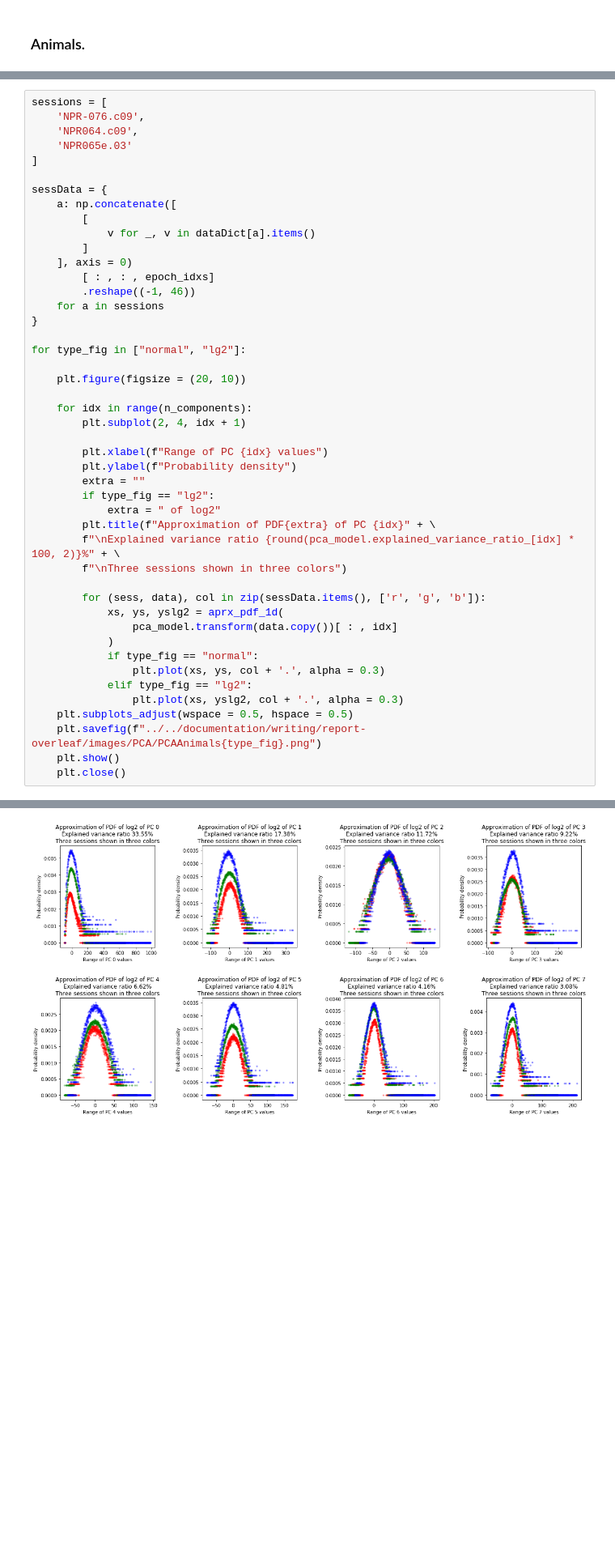
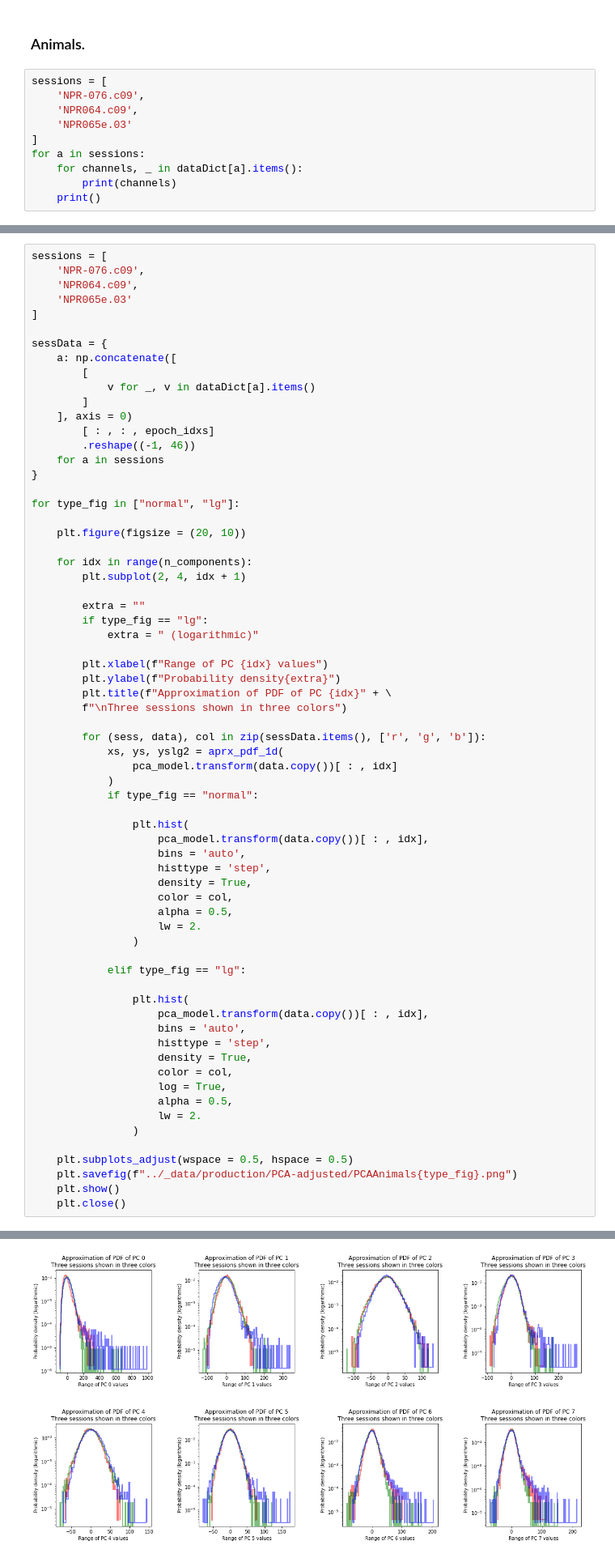
Before and after one commit to miriamvall/DD142X, a Jupyter notebook: code/notebooks/PCA 5.ipynb, the cells around one changed output, grey strips where cells are left out. Shown at 81% size. Cells and saved outputs as stored; diff of their text form; blank space fills up the shorter version.

```diff
--- a/code/notebooks/PCA 5.ipynb
+++ b/code/notebooks/PCA 5.ipynb
@@ -381,2 +444,12 @@ plt.close()
 # %% [markdown]
 ### Animals.
+# %%
+sessions = [
+    'NPR-076.c09',
+    'NPR064.c09',
+    'NPR065e.03'
+]
+for a in sessions:
+    for channels, _ in dataDict[a].items():
+        print(channels)
+    print()
@@ -398,20 +489,20 @@ sessData = {
     for a in sessions
 }
 
-for type_fig in ["normal", "lg2"]:
+for type_fig in ["normal", "lg"]:
 
     plt.figure(figsize = (20, 10))
 
     for idx in range(n_components):
         plt.subplot(2, 4, idx + 1)
 
+        extra = ""
+        if type_fig == "lg":
+            extra = " (logarithmic)"
+
         plt.xlabel(f"Range of PC {idx} values")
-        plt.ylabel(f"Probability density")
-        extra = ""
-        if type_fig == "lg2":
-            extra = " of log2"
-        plt.title(f"Approximation of PDF{extra} of PC {idx}" + \
-        f"\nExplained variance ratio {round(pca_model.explained_variance_ratio_[idx] * 100, 2)}%" + \
+        plt.ylabel(f"Probability density{extra}")
+        plt.title(f"Approximation of PDF of PC {idx}" + \
         f"\nThree sessions shown in three colors")
 
         for (sess, data), col in zip(sessData.items(), ['r', 'g', 'b']):
@@ -419,11 +510,32 @@ for type_fig in ["normal", "lg2"]:
                 pca_model.transform(data.copy())[ : , idx]
             )
             if type_fig == "normal":
-                plt.plot(xs, ys, col + '.', alpha = 0.3)
-            elif type_fig == "lg2":
-                plt.plot(xs, yslg2, col + '.', alpha = 0.3)
+
+                plt.hist(
+                    pca_model.transform(data.copy())[ : , idx],
+                    bins = 'auto',
+                    histtype = 'step',
+                    density = True,
+                    color = col,
+                    alpha = 0.5,
+                    lw = 2.
+                )
+
+            elif type_fig == "lg":
+
+                plt.hist(
+                    pca_model.transform(data.copy())[ : , idx],
+                    bins = 'auto',
+                    histtype = 'step',
+                    density = True,
+                    color = col,
+                    log = True,
+                    alpha = 0.5,
+                    lw = 2.
+                )
+
     plt.subplots_adjust(wspace = 0.5, hspace = 0.5)
-    plt.savefig(f"../../documentation/writing/report-overleaf/images/PCA/PCAAnimals{type_fig}.png")
+    plt.savefig(f"../_data/production/PCA-adjusted/PCAAnimals{type_fig}.png")
     plt.show()
     plt.close()
 # %% [output]
@@ -431,4 +543,4 @@ for type_fig in ["normal", "lg2"]:
-[figure, old version]
+[figure, new version]
 # %%
 for k,v in sessData.items():
     plt.imshow(
```
Also changed, not shown: parts of 9 cells of this notebook, 31 other files.
